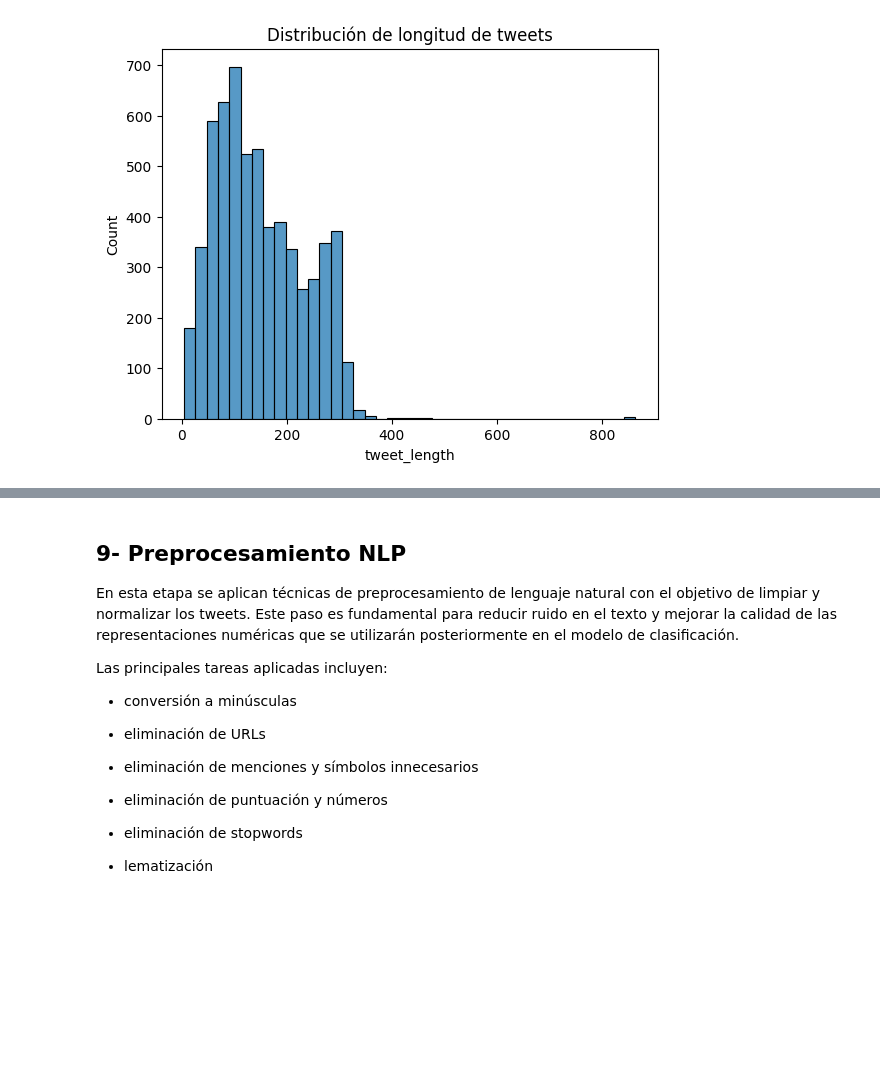
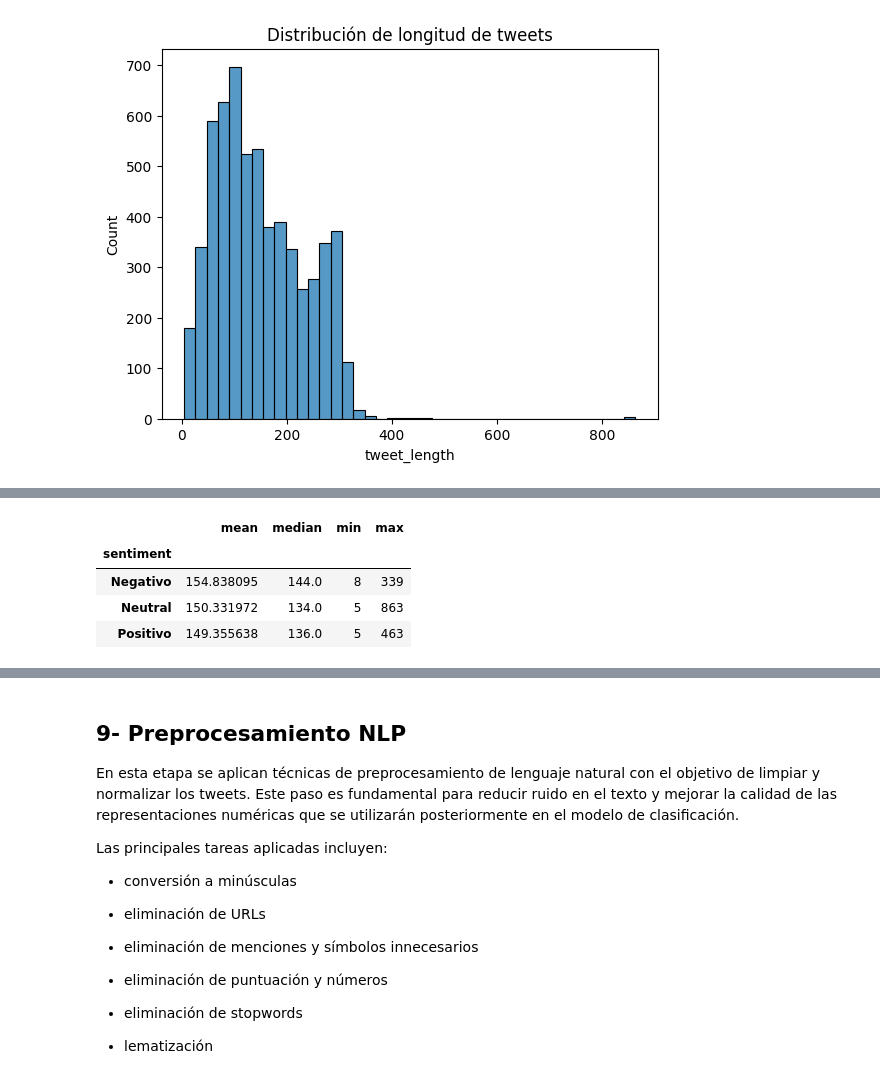
Before and after one commit to Jormao2025/Data_Science_1, a Jupyter notebook: Proyecto_Final_Data_Science_III_Análisis_Sentimiento_en_Tweets_sobre_Vacunas_contra_COVID_19.ipynb, the cells around one changed output, grey strips where cells are left out. Saved outputs shown, nothing was run; the diff lists cells and outputs as text; code cells hidden in the pictures; blank space fills up the shorter version.

```diff
--- a/Proyecto_Final_Data_Science_III_Análisis_Sentimiento_en_Tweets_sobre_Vacunas_contra_COVID_19.ipynb
+++ b/Proyecto_Final_Data_Science_III_Análisis_Sentimiento_en_Tweets_sobre_Vacunas_contra_COVID_19.ipynb
@@ -162,0 +276,8 @@ plt.show()
+# %%
+df.groupby('sentiment')['tweet_length'].agg(['mean','median','min','max'])
+# %% [output]
+|  | mean | median | min | max |
+| sentiment |  |  |  |  |
+| Negativo | 154.838095 | 144.0 | 8 | 339 |
+| Neutral | 150.331972 | 134.0 | 5 | 863 |
+| Positivo | 149.355638 | 136.0 | 5 | 463 |
```
Also changed, not shown: parts of 14 cells of this notebook.
